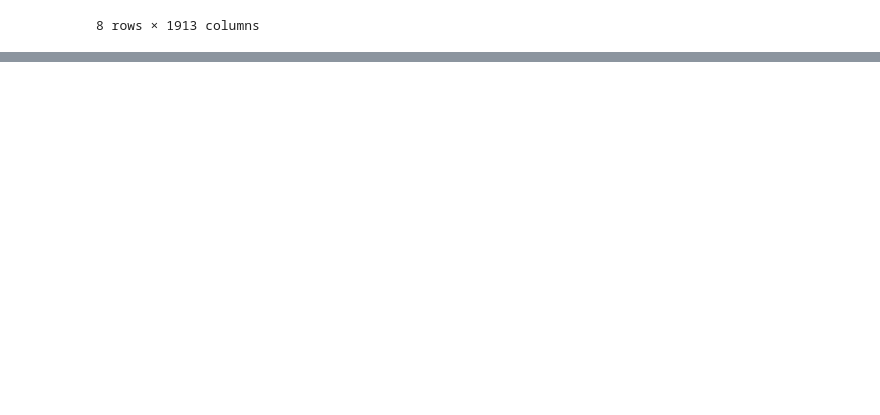
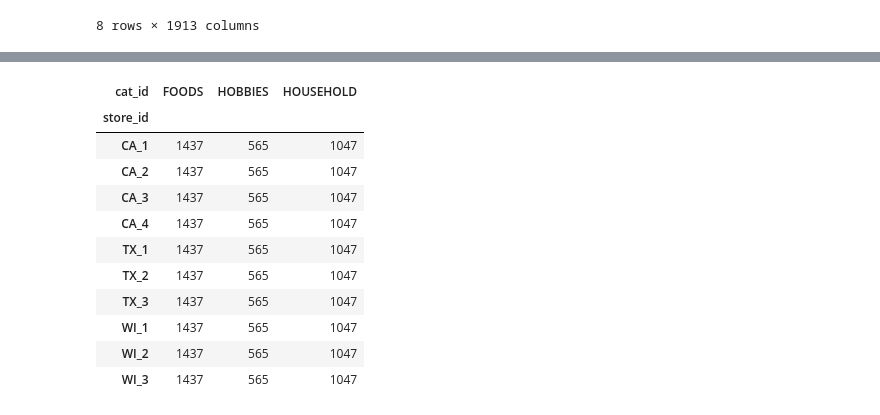
Before and after one commit to engrkassar/5.-MLND_Capstone_Project, a Jupyter notebook: start_trials_local.ipynb, the cells around one changed output, grey strips where cells are left out. Cells and saved outputs as stored; diff of their text form; code cells hidden in the pictures; blank space fills up the shorter version.

```diff
--- a/start_trials_local.ipynb
+++ b/start_trials_local.ipynb
@@ -272,0 +323,15 @@ sales_train_validation.describe()
+# %%
+sales_train_validation.pivot_table(index='store_id', columns='cat_id', values='item_id', aggfunc='count')
+# %% [output]
+| cat_id | FOODS | HOBBIES | HOUSEHOLD |
+| store_id |  |  |  |
+| CA_1 | 1437 | 565 | 1047 |
+| CA_2 | 1437 | 565 | 1047 |
+| CA_3 | 1437 | 565 | 1047 |
+| CA_4 | 1437 | 565 | 1047 |
+| TX_1 | 1437 | 565 | 1047 |
+| TX_2 | 1437 | 565 | 1047 |
+| TX_3 | 1437 | 565 | 1047 |
+| WI_1 | 1437 | 565 | 1047 |
+| WI_2 | 1437 | 565 | 1047 |
+| WI_3 | 1437 | 565 | 1047 |
```
Also changed, not shown: parts of 12 cells of this notebook.
